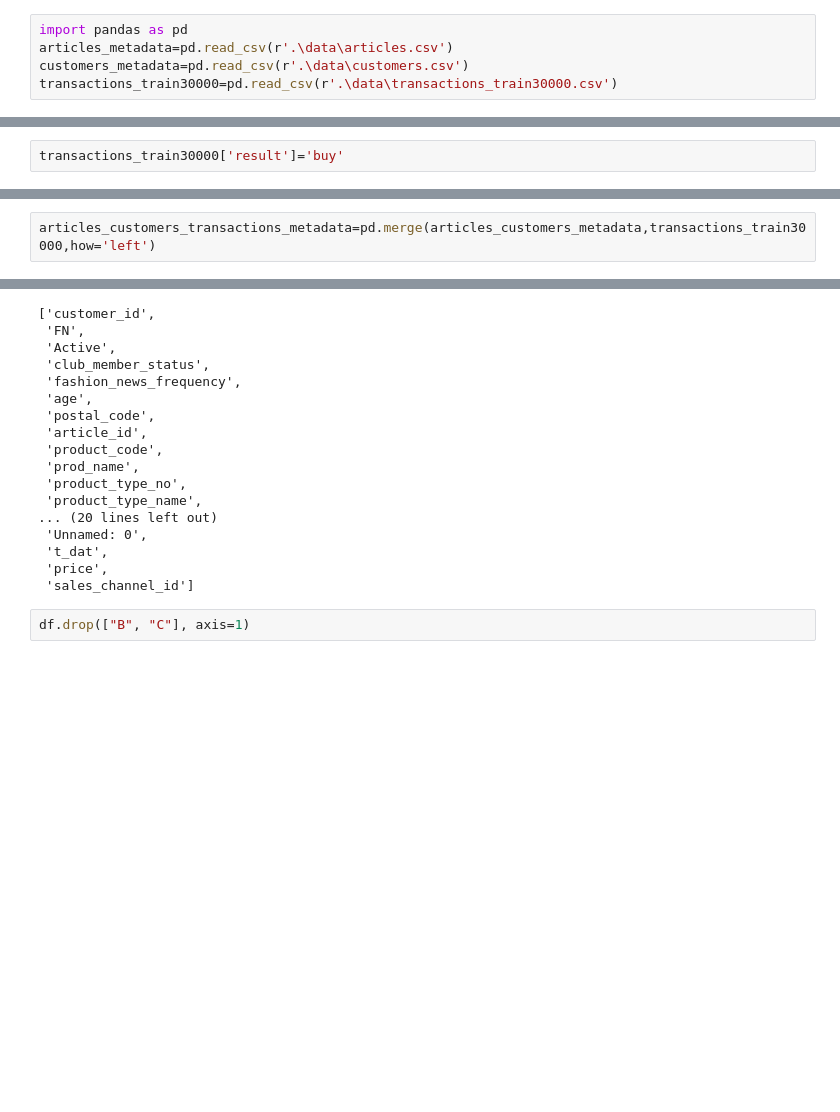
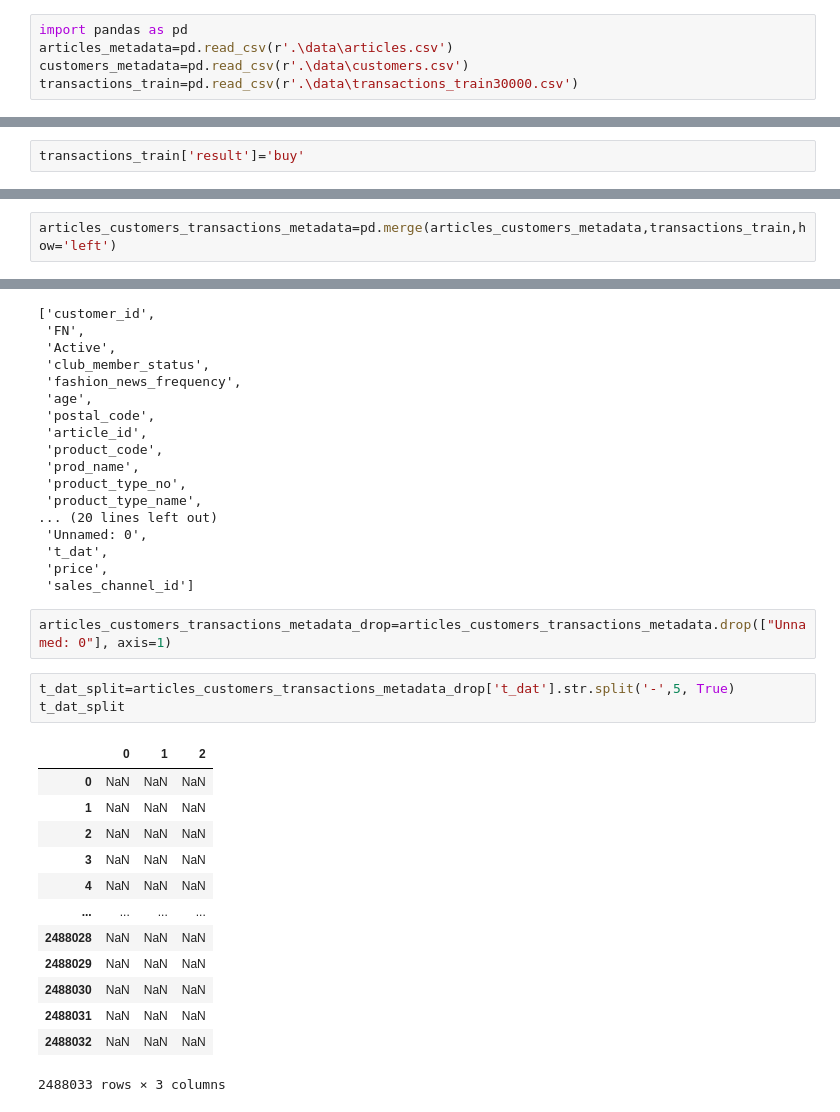
Before and after one commit to kid50901/H-M-Personalized-Fashion-Recommendations, a Jupyter notebook: try.ipynb, the cells around one changed output, grey strips where cells are left out. Drawn from its saved outputs; the diff is of its cells as text; blank space fills up the shorter version.

Commit message:
finish total data create

```diff
--- a/try.ipynb
+++ b/try.ipynb
@@ -2,7 +2,7 @@
 import pandas as pd
 articles_metadata=pd.read_csv(r'.\data\articles.csv')
 customers_metadata=pd.read_csv(r'.\data\customers.csv')
-transactions_train30000=pd.read_csv(r'.\data\transactions_train30000.csv')
+transactions_train=pd.read_csv(r'.\data\transactions_train30000.csv')
 # %%
 def combine_customers_data_and_article_ID_1element(article_id_list,customers_metadata,i):
     customers_metadata_element=customers_metadata.copy()
@@ -82,4 +82,4 @@ transactions_train30000
 | 29999 | 29999 | 2018-09-20 | 9c8087c21ad290830b7325da98f0934af... | 615141002 | 0.025407 | 2 |
 30000 rows × 6 columns
 # %%
-transactions_train30000['result']='buy'
+transactions_train['result']='buy'
@@ -94,5 +86,5 @@ transactions_train30000['result']='buy'
 # %%
-articles_customers_transactions_metadata=pd.merge(articles_customers_metadata,transactions_train30000,how='left')
+articles_customers_transactions_metadata=pd.merge(articles_customers_metadata,transactions_train,how='left')
 # %%
 articles_customers_transactions_metadata
 # %% [output]
@@ -130,4 +122,21 @@ articles_customers_transactions_metadata.columns.values.tolist()
  'price',
  'sales_channel_id']
 # %%
-df.drop(["B", "C"], axis=1)
+articles_customers_transactions_metadata_drop=articles_customers_transactions_metadata.drop(["Unnamed: 0"], axis=1)
+# %%
+t_dat_split=articles_customers_transactions_metadata_drop['t_dat'].str.split('-',5, True)
+t_dat_split
+# %% [output]
+|  | 0 | 1 | 2 |
+| 0 | NaN | NaN | NaN |
+| 1 | NaN | NaN | NaN |
+| 2 | NaN | NaN | NaN |
+| 3 | NaN | NaN | NaN |
+| 4 | NaN | NaN | NaN |
+| ... | ... | ... | ... |
+| 2488028 | NaN | NaN | NaN |
+| 2488029 | NaN | NaN | NaN |
+| 2488030 | NaN | NaN | NaN |
+| 2488031 | NaN | NaN | NaN |
+| 2488032 | NaN | NaN | NaN |
+2488033 rows × 3 columns
```
Also changed, not shown: parts of 5 cells of this notebook, 2 other files.
